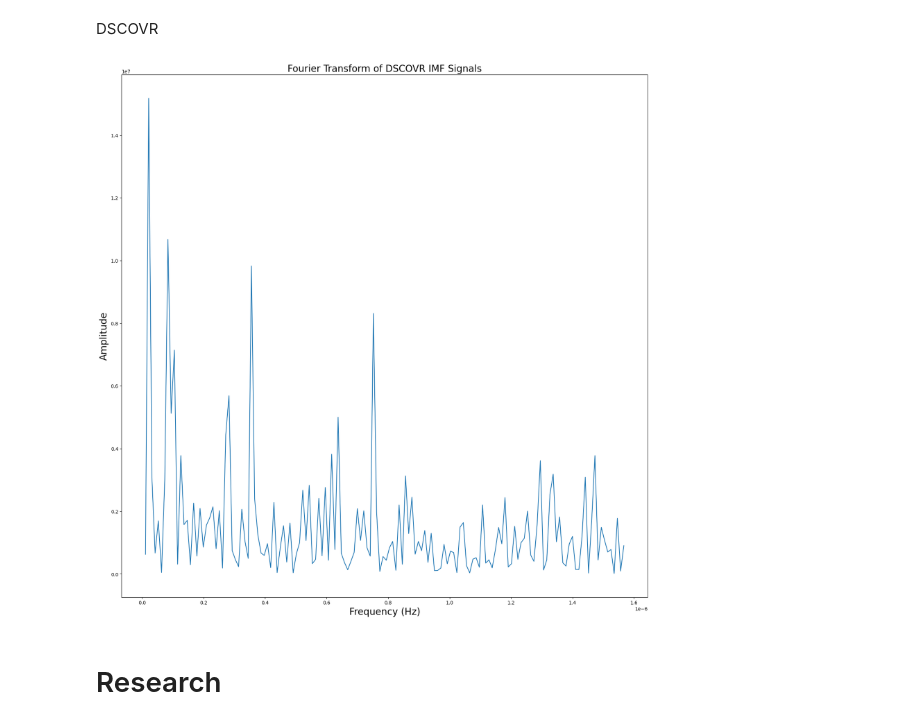
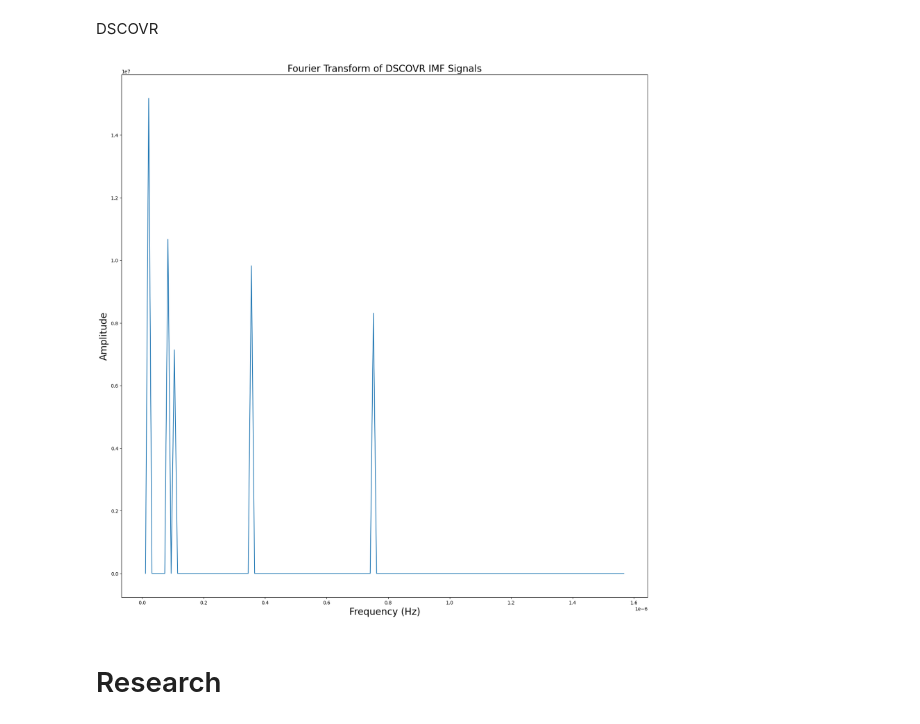
Before and after one commit to Brendan-Lobo/SpaceApps2023_Burps_of_Sun, a Jupyter notebook: pipeline_testing.ipynb, the cells around one changed output. Cells and saved outputs as stored; diff of their text form; code cells hidden in the pictures.

```diff
--- a/pipeline_testing.ipynb
+++ b/pipeline_testing.ipynb
@@ -113,26 +113,27 @@ DSCOVR
 # %%
 # IMF signal
 sample_period = 3600                               # sample period = 1 hr = 3600s
 y = df['DSCOV Bz_gse, nT']                         # Choose DSCOVR data as our y
 a = 3600*len(y)
-t = np.arange(1,a,sample_period)                   # number of dataset (from 1 to length of dataset, at an interval of sample period)
+t = np.arange(1,a,sample_period)                   # number of data point for FFT (from 1 to length of dataset, at an interval of sample period)
 
-n = len(y)
+n = len(y)                                         # Get the number of data
 fhat = np.fft.fft(y, n)                            # Compute FFT
 PSD = fhat * np.conj(fhat) / n                     # Power spectrum density, computing the magnitude of each Fourier coefficient -> get the vector power of each freq
 freq = (1/(sample_period*n))*np.arange(n)          # Create x-axis for frequencies
 L = np.arange(1, np.floor(n/2), dtype='int')       # Only plot the first half
 
+PSD_new = np.where(PSD<6000000, 0, PSD)            # Make those with amplitude smaller than 6e6 be 0 to clean the signal
 # Plot the figures
 plt.figure(figsize=(20, 20))
-plt.plot(freq[L[:150]], PSD[L[:150]])
+plt.plot(freq[L[:150]], PSD_new[L[:150]])
 plt.title('Fourier Transform of DSCOVR IMF Signals', fontsize = 20)
 plt.xlabel('Frequency (Hz)', fontsize = 20)
 plt.ylabel('Amplitude', fontsize = 20)
 
 plt.show()
 # %% [output]
-[figure, old version]
+[figure, new version]
 # %% [markdown]
 # Research
 # %%
```
